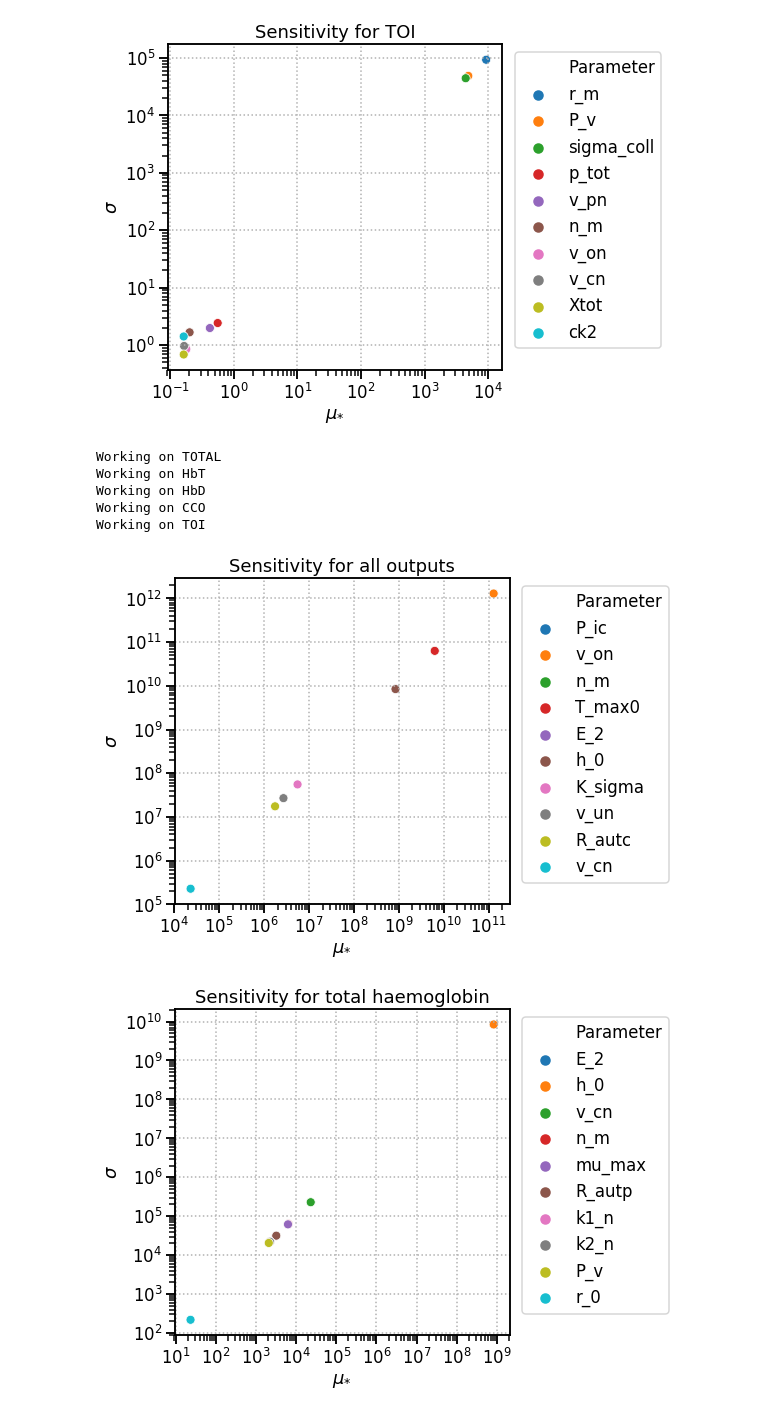
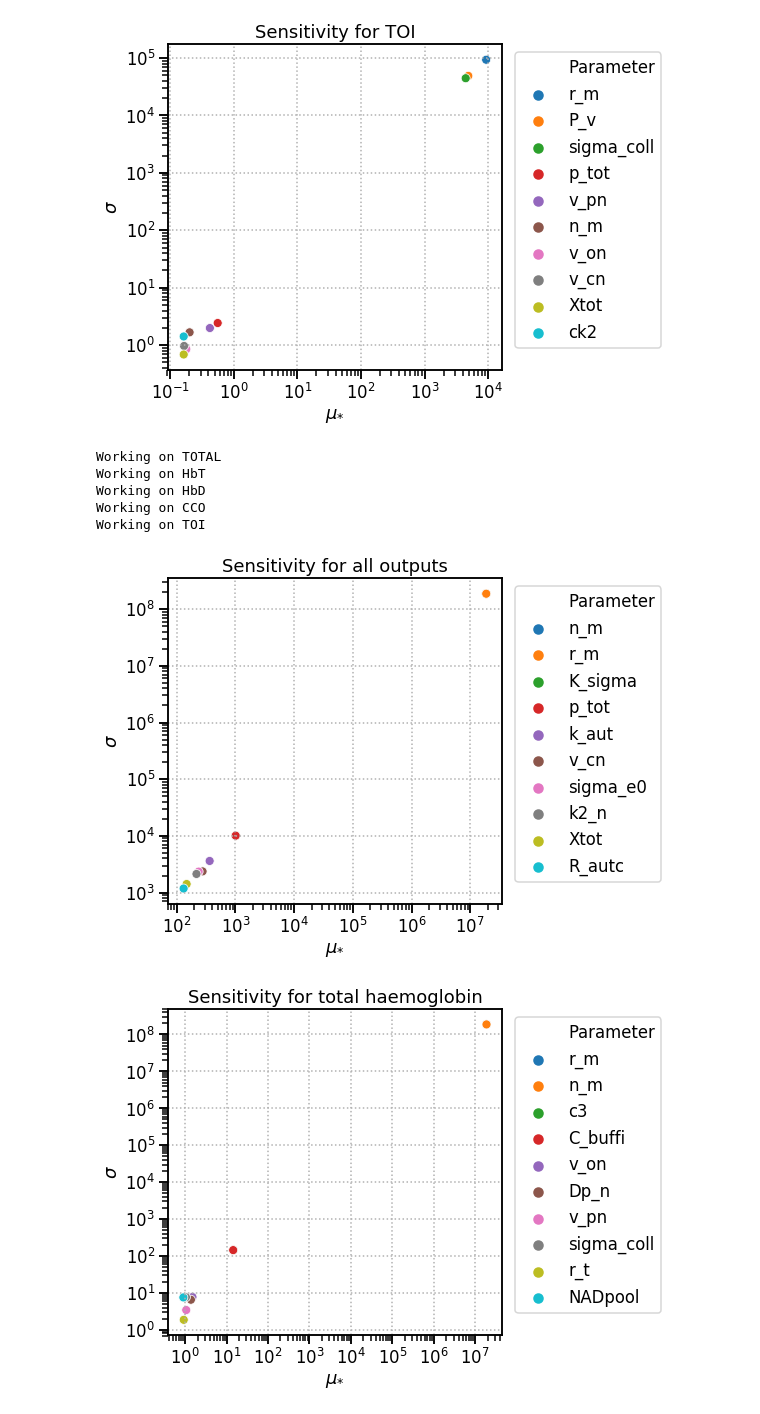
Before and after one commit to multimodalspectroscopy/BayesCMD, a Jupyter notebook: PLOS_paper/sensitivity_analysis/sensitivity_2d.ipynb, the cells around one changed output. Cells and saved outputs as stored; diff of their text form; code cells hidden in the pictures.

Commit message:
up to date PLOs paper code

```diff
--- a/PLOS_paper/sensitivity_analysis/sensitivity_2d.ipynb
+++ b/PLOS_paper/sensitivity_analysis/sensitivity_2d.ipynb
@@ -6,10 +6,32 @@ import seaborn as sns
 import matplotlib.pyplot as plt
 
 import matplotlib as mpl
+from PIL import Image
+from io import BytesIO
+mpl.rc('figure', dpi=400, figsize=(12,8))
 
-mpl.rcParams['figure.figsize'] = (20,10)
 
 %matplotlib inline
+# %%
+def TIFF_exporter(fig, fname, fig_dir = '.'):
+    """
+    Parameters
+    ----------
+    fig: matplotlib figure
+    """
+
+    # save figure
+    # (1) save the image in memory in PNG format
+    png1 = BytesIO()
+    fig.savefig(png1, format='png', bbox_inches='tight', dpi=350)
+
+    # (2) load this image into PIL
+    png2 = Image.open(png1)
+
+    # (3) save as TIFF
+    png2.save(os.path.join(fig_dir,'{}.tiff'.format(fname)))
+    png1.close()
+    return True
 # %% [markdown]
 # Simulated Healthy Data #
 # %%
@@ -17,7 +39,7 @@ df_healthy = pd.read_csv('hypoxia/healthy/scaled_inflection/sensitivities.txt',
 for p in (['u', 'P_a', 'SaO2sup', 'Pa_CO2']):#,"k_aut"]):
     df_healthy = df_healthy.query("Parameter!='{}'".format(p))
 
-df_experimental = pd.read_csv('hypoxia/experimental/scaled_inflection/sensitivities.txt', sep='\t')
+df_experimental = pd.read_csv('hypoxia/experimental/filtered/scaled_inflection/sensitivities.txt', sep='\t')
 for p in (['u', 'P_a', 'SaO2sup', 'Pa_CO2']):#,"k_aut"]):
     df_experimental = df_experimental.query("Parameter!='{}'".format(p))
 # %%
@@ -53,7 +75,8 @@ for output in ["TOTAL", "HHb", "HbO2", "CCO", "TOI"]:
     print("Working on {}". format(output))
     fig, ax, lgd, d = sensitivity(df_healthy, output, title_dict=sim_title_dict)
     sim_data[output]= d
-    fig.savefig("Figures/hypoxia/wide_params/healthy/{}_2d_sensitivity_sim.png".format(output), orientation='landscape', bbox_extra_artists=(lgd,), bbox_inches='tight')
+    # fig.savefig("Figures/hypoxia/wide_params/healthy/{}_2d_sensitivity_sim.png".format(output), orientation='landscape', bbox_extra_artists=(lgd,), bbox_inches='tight')
+    TIFF_exporter(fig, "{}_2d_sensitivity_sim".format(output), fig_dir="/home/buck06191/Dropbox/phd/PLOS_paper/paper/Figures/")
 # %% [output]
 Working on TOTAL
 Working on HHb
@@ -68,15 +91,16 @@ Working on TOI
 # %%
 exp_data = {}
 for output in ["TOTAL", "HbT", "HbD", "CCO", "TOI"]:
     print("Working on {}". format(output))
     fig, ax, lgd, d = sensitivity(df_experimental, output, title_dict=exp_title_dict)
     exp_data[output] = d
-    fig.savefig("Figures/hypoxia/experimental/filtered/wide_params/scaled_inflection/{}_2d_sensitivity_exp.png".format(output), orientation='landscape', bbox_extra_artists=(lgd,), bbox_inches='tight')
+    # fig.savefig("Figures/hypoxia/experimental/filtered/wide_params/scaled_inflection/{}_2d_sensitivity_exp.png".format(output), orientation='landscape', bbox_extra_artists=(lgd,), bbox_inches='tight')
+    TIFF_exporter(fig, "{}_2d_sensitivity_exp".format(output), fig_dir="/home/buck06191/Dropbox/phd/PLOS_paper/paper/Figures/")
 # %% [output]
 Working on TOTAL
 Working on HbT
 Working on HbD
 Working on CCO
 Working on TOI
-[figure, old version]
+[figure, new version]
-[figure, old version]
+[figure, new version]
```
Also changed, not shown: parts of 10 cells of this notebook, 2 other files.
